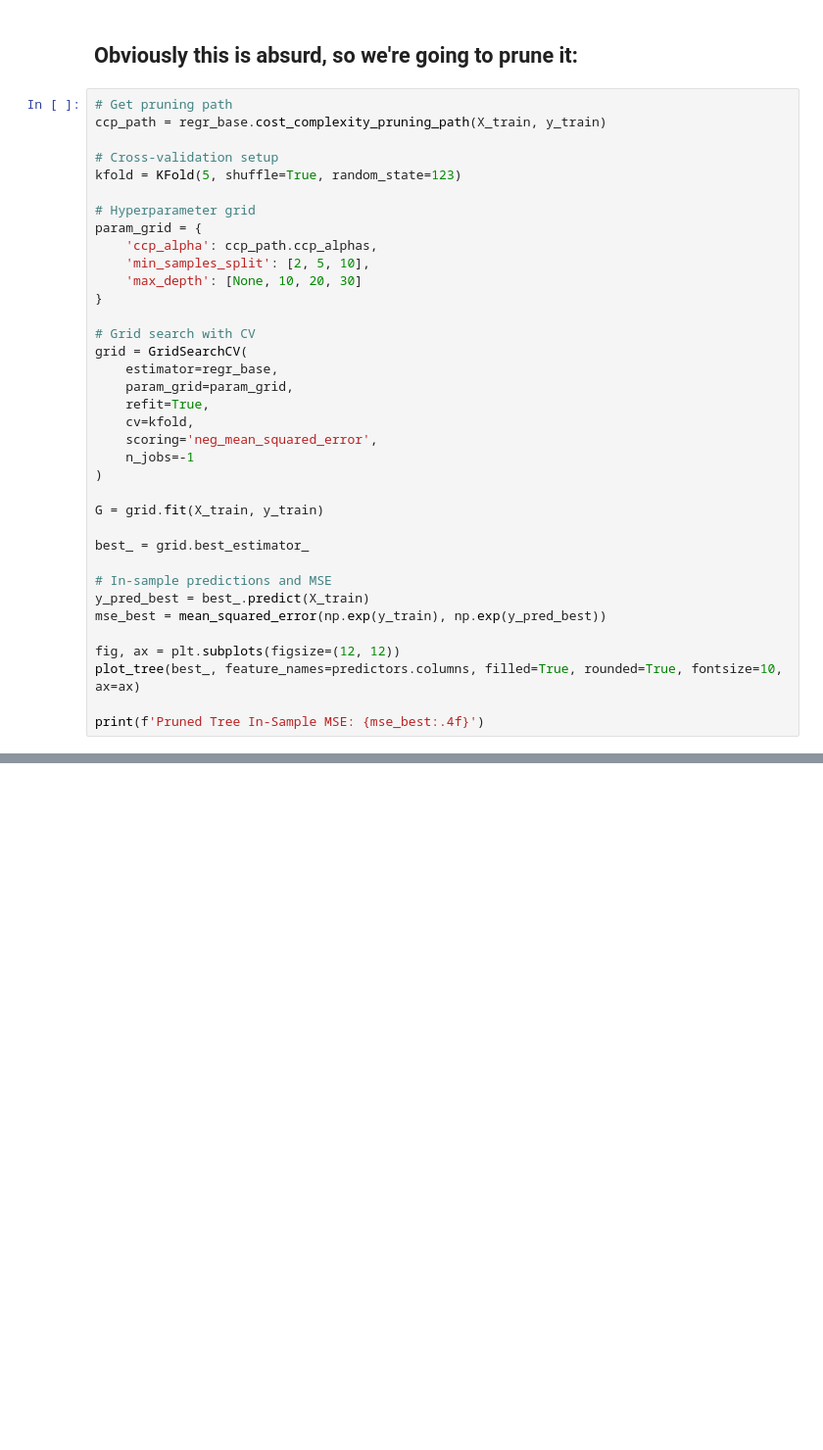
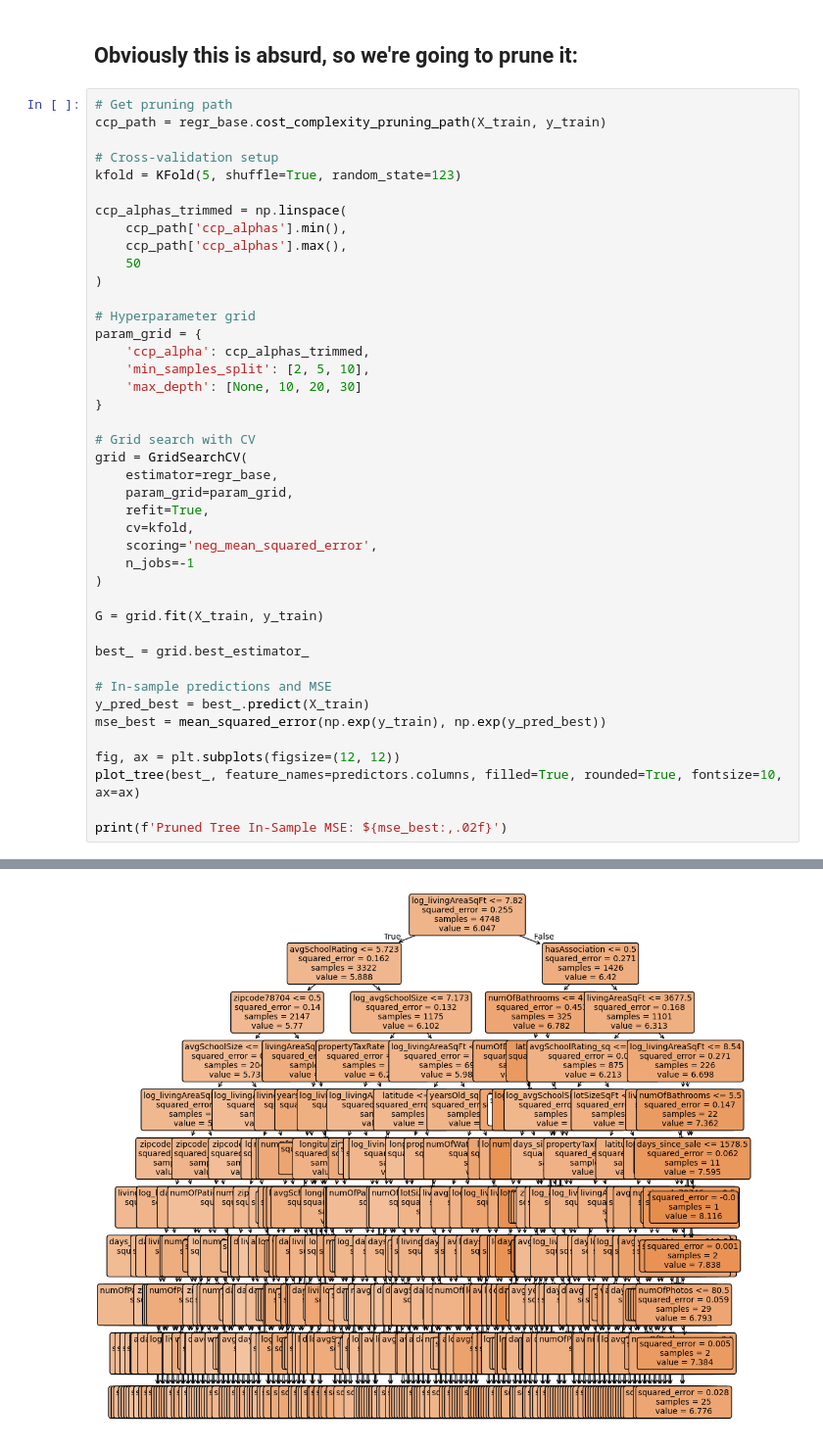
Before and after one commit to AHMerrill/housing-project, a Jupyter notebook: pruned_tree_numeric.ipynb, the cells around one changed output, grey strips where cells are left out. Shown at 98% size. Cells and saved outputs as stored; diff of their text form; blank space fills up the shorter version.

```diff
--- a/pruned_tree_numeric.ipynb
+++ b/pruned_tree_numeric.ipynb
@@ -152,9 +169,15 @@ ccp_path = regr_base.cost_complexity_pruning_path(X_train, y_train)
 # Cross-validation setup
 kfold = KFold(5, shuffle=True, random_state=123)
 
+ccp_alphas_trimmed = np.linspace(
+    ccp_path['ccp_alphas'].min(),
+    ccp_path['ccp_alphas'].max(),
+    50
+)
+
 # Hyperparameter grid
 param_grid = {
-    'ccp_alpha': ccp_path.ccp_alphas,
+    'ccp_alpha': ccp_alphas_trimmed,
     'min_samples_split': [2, 5, 10],
     'max_depth': [None, 10, 20, 30]
 }
@@ -180,4 +203,5 @@ mse_best = mean_squared_error(np.exp(y_train), np.exp(y_pred_best))
 fig, ax = plt.subplots(figsize=(12, 12))
 plot_tree(best_, feature_names=predictors.columns, filled=True, rounded=True, fontsize=10, ax=ax)
 
-print(f'Pruned Tree In-Sample MSE: {mse_best:.4f}')
+print(f'Pruned Tree In-Sample MSE: ${mse_best:,.02f}')
+# %% [output]
@@ -184,3 +209,4 @@ print(f'Pruned Tree In-Sample MSE: {mse_best:.4f}')
+[figure, added]
 # %%
 # Final evaluation on test set using logLatestPrice
 X_test = housing_test.drop(columns=['latestPrice', 'logLatestPrice'])
```
Also changed, not shown: parts of 7 cells of this notebook.
